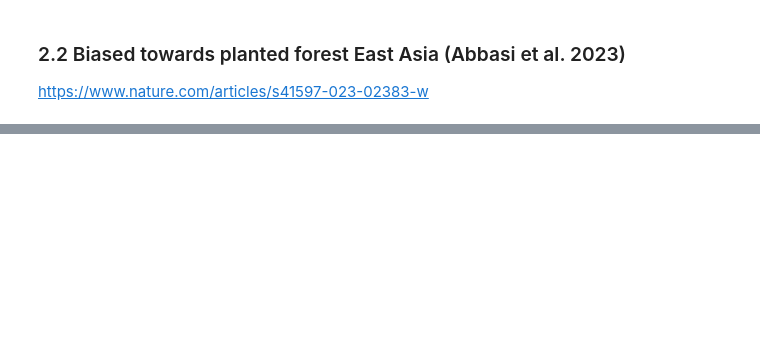
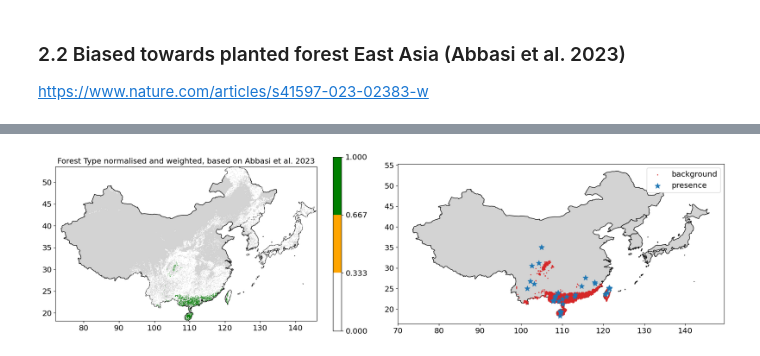
Before and after one commit to bweeding/sdm-toolbox, a Jupyter notebook: src/02_pseudo-absence.ipynb, the cells around one changed output, grey strips where cells are left out. Cells and saved outputs as stored; diff of their text form; code cells hidden in the pictures; blank space fills up the shorter version.

```diff
--- a/src/02_pseudo-absence.ipynb
+++ b/src/02_pseudo-absence.ipynb
@@ -350,27 +392,29 @@ pseudoabsence_bias_forest.to_csv(os.path.join(input_path, '%s_background_biased_
 # %%
 # fig, axes, gl = make_map(figsize=(18,6), projection=projection, res=resolution, ncols=2)
 fig, axes = plt.subplots(figsize=(18,5), ncols=2)
 
 cmap_ft = mpl.colors.ListedColormap(['white', 'orange', 'green'])
 cmap_ft.set_bad('k', alpha=0)
 bounds=[0,.333,.667,1]
 norm_ft = mpl.colors.BoundaryNorm(bounds, cmap_ft.N)
 
 gdf_countries[region].plot(ax=axes[0], facecolor='lightgray', edgecolor='k')
 try:
     pcol = forest_type_raster.norm.plot(ax=axes[0], cmap=cmap_ft, norm=norm_ft, add_colorbar=False, add_labels=False)
 except AttributeError:
     pcol = forest_type_raster.plot(ax=axes[0], cmap=cmap_ft, norm=norm_ft, add_colorbar=False, add_labels=False)
 
 plt.colorbar(pcol)
 axes[0].set_title('Forest Type normalised and weighted, based on Abbasi et al. 2023')
 axes[0].set_xlim(72, 146)
 
 gdf_countries[region].plot(ax=axes[1], facecolor='lightgray', edgecolor='k')
-pseudoabsence_bias_forest.plot(ax=axes[1], markersize=1, color='tab:blue', label='background')
-occurences[region].plot(ax=axes[1], marker='*', markersize=100, color='tab:red', label='presence')
+pseudoabsence_bias_forest.plot(ax=axes[1], markersize=1, color='tab:red', label='background')
+occurences[region].plot(ax=axes[1], marker='*', markersize=100, color='tab:blue', label='presence')
 axes[1].legend()
 
 plt.tight_layout()
+# %% [output]
+[figure, added]
 # %%
 if savefig:
```
Also changed, not shown: parts of 19 cells of this notebook, 6 other files.
